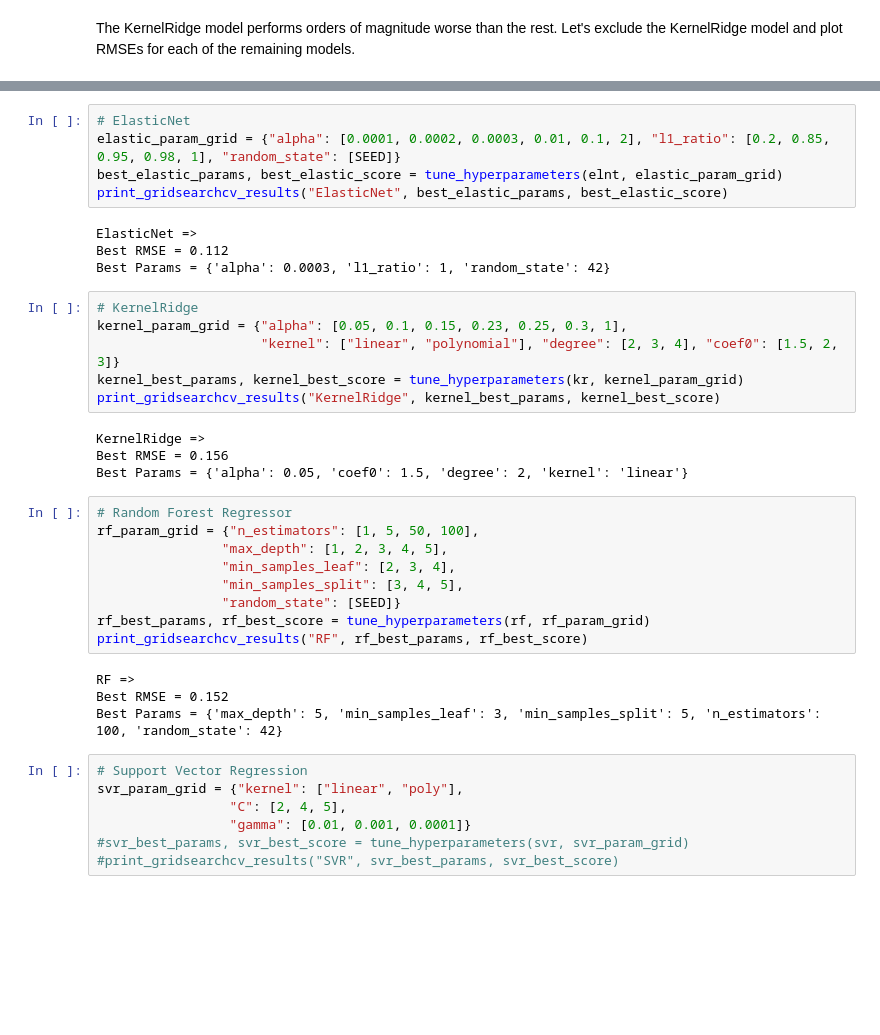
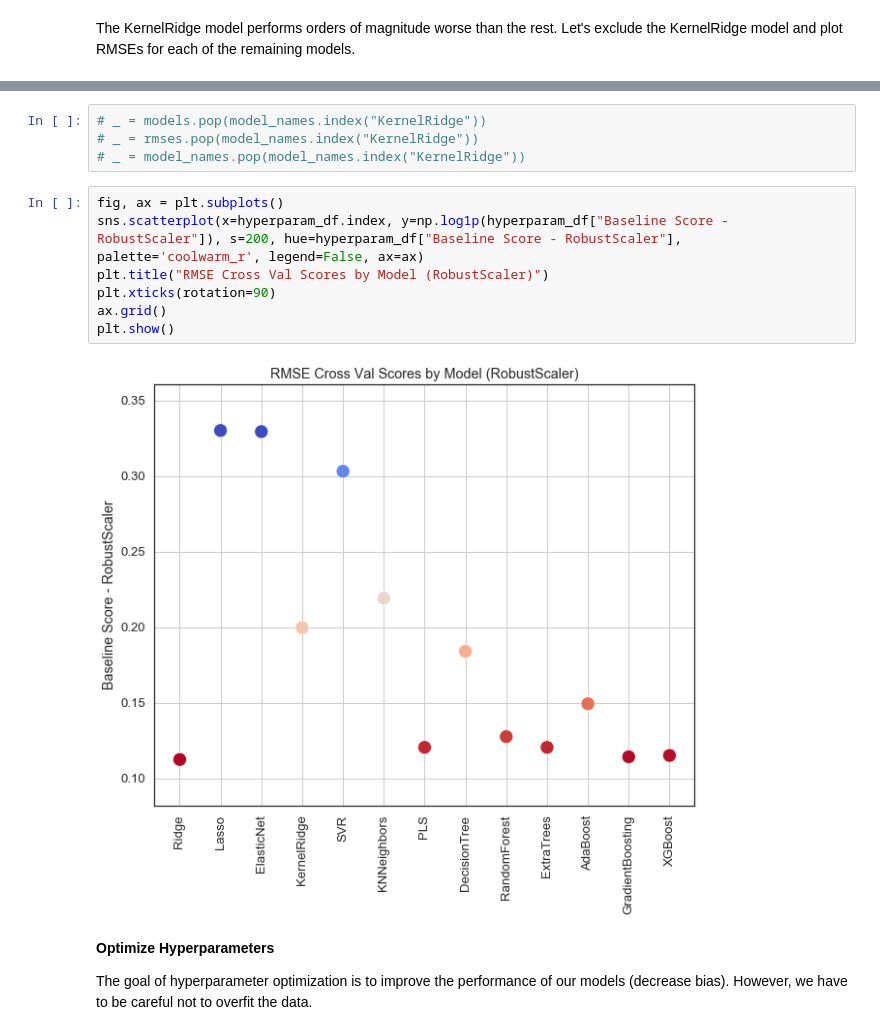
Before and after one commit to amypeniston/kaggle-competitions, a Jupyter notebook: house-prices/2_Data_Prep_Modeling.ipynb, the cells around one changed output, grey strips where cells are left out. Cells and saved outputs as stored; diff of their text form; blank space fills up the shorter version.

```diff
--- a/house-prices/2_Data_Prep_Linear_Models.ipynb
+++ b/house-prices/2_Data_Prep_Modeling.ipynb
@@ -674,39 +617,17 @@ Best Params = {'alpha': 0.0006, 'random_state': 42}
-# %%
-# ElasticNet
-elastic_param_grid = {"alpha": [0.0001, 0.0002, 0.0003, 0.01, 0.1, 2], "l1_ratio": [0.2, 0.85, 0.95, 0.98, 1], "random_state": [SEED]}
-best_elastic_params, best_elastic_score = tune_hyperparameters(elnt, elastic_param_grid)
-print_gridsearchcv_results("ElasticNet", best_elastic_params, best_elastic_score)
-# %% [output]
-ElasticNet =>
-Best RMSE = 0.112
-Best Params = {'alpha': 0.0003, 'l1_ratio': 1, 'random_state': 42}
-# %%
-# KernelRidge
-kernel_param_grid = {"alpha": [0.05, 0.1, 0.15, 0.23, 0.25, 0.3, 1],
-                     "kernel": ["linear", "polynomial"], "degree": [2, 3, 4], "coef0": [1.5, 2, 3]}
-kernel_best_params, kernel_best_score = tune_hyperparameters(kr, kernel_param_grid)
-print_gridsearchcv_results("KernelRidge", kernel_best_params, kernel_best_score)
-# %% [output]
-KernelRidge =>
-Best RMSE = 0.156
-Best Params = {'alpha': 0.05, 'coef0': 1.5, 'degree': 2, 'kernel': 'linear'}
-# %%
-# Random Forest Regressor
-rf_param_grid = {"n_estimators": [1, 5, 50, 100],
-                "max_depth": [1, 2, 3, 4, 5],
-                "min_samples_leaf": [2, 3, 4],
-                "min_samples_split": [3, 4, 5],
-                "random_state": [SEED]}
-rf_best_params, rf_best_score = tune_hyperparameters(rf, rf_param_grid)
-print_gridsearchcv_results("RF", rf_best_params, rf_best_score)
-# %% [output]
-RF =>
-Best RMSE = 0.152
-Best Params = {'max_depth': 5, 'min_samples_leaf': 3, 'min_samples_split': 5, 'n_estimators': 100, 'random_state': 42}
-# %%
-# Support Vector Regression
-svr_param_grid = {"kernel": ["linear", "poly"],
-                 "C": [2, 4, 5],
-                 "gamma": [0.01, 0.001, 0.0001]}
-#svr_best_params, svr_best_score = tune_hyperparameters(svr, svr_param_grid)
-#print_gridsearchcv_results("SVR", svr_best_params, svr_best_score)
+# %%
+# _ = models.pop(model_names.index("KernelRidge"))
+# _ = rmses.pop(model_names.index("KernelRidge"))
+# _ = model_names.pop(model_names.index("KernelRidge"))
+# %%
+fig, ax = plt.subplots()
+sns.scatterplot(x=hyperparam_df.index, y=np.log1p(hyperparam_df["Baseline Score - RobustScaler"]), s=200, hue=hyperparam_df["Baseline Score - RobustScaler"], palette='coolwarm_r', legend=False, ax=ax)
+plt.title("RMSE Cross Val Scores by Model (RobustScaler)")
+plt.xticks(rotation=90)
+ax.grid()
+plt.show()
+# %% [output]
+[figure, added]
+# %% [markdown]
+**Optimize Hyperparameters**
+
+The goal of hyperparameter optimization is to improve the performance of our models (decrease bias). However, we have to be careful not to overfit the data.
```
Also changed, not shown: parts of 53 cells of this notebook, 3 other files.
